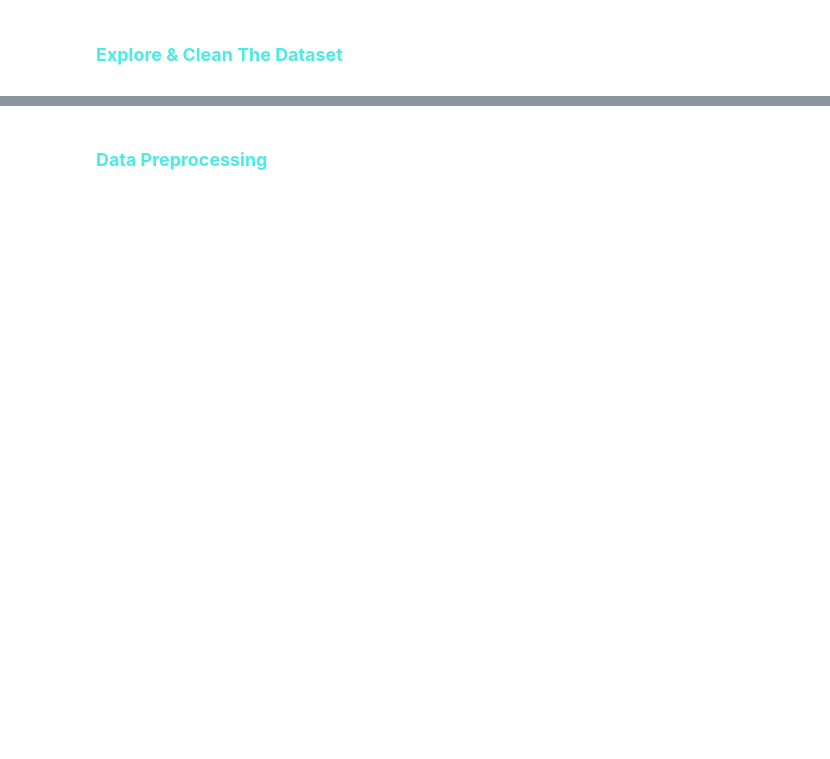
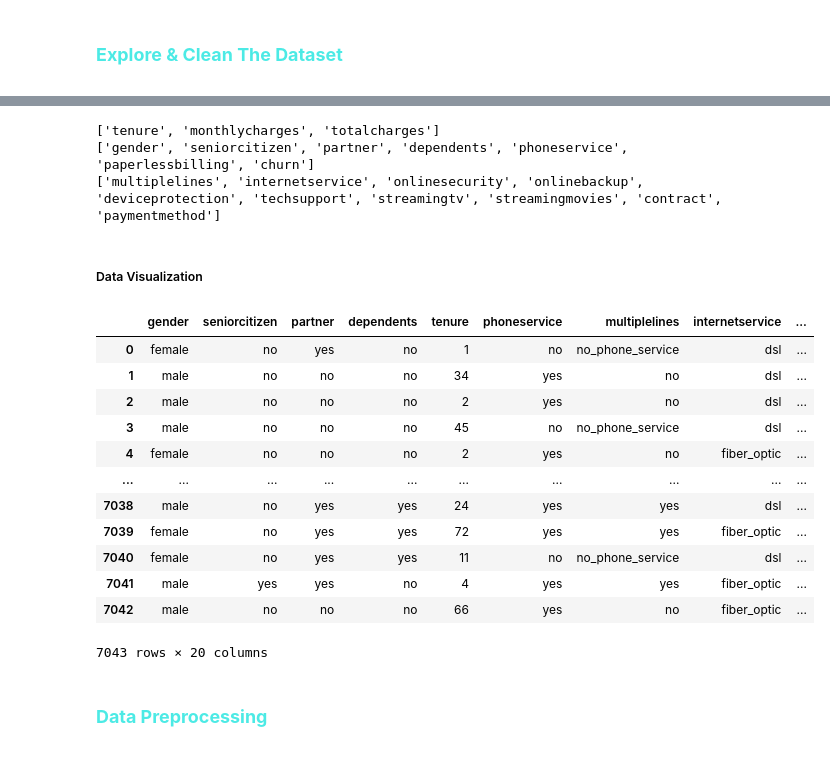
Before and after one commit to afbudiman/ML-Notebook, a Jupyter notebook: churn_prediction.ipynb, the cells around one changed output, grey strips where cells are left out. Cells and saved outputs as stored; diff of their text form; code cells hidden in the pictures; blank space fills up the shorter version.

```diff
--- a/churn_prediction.ipynb
+++ b/churn_prediction.ipynb
@@ -111,5 +166,3 @@ string_columns = list(df.dtypes[df.dtypes == 'object'].index)
 
 for col in string_columns:
     df[col] = df[col].str.lower().str.replace(' ', '_')
-# %%
-df.churn = (df.churn == 'yes').astype(int)
@@ -135,0 +169,18 @@ df.head().T
+# %%
+# replace values in a column
+df.seniorcitizen = df.seniorcitizen.replace([0,1], ['no','yes'])
+# %%
+# create list of numerical, binary, and categorical columns
+numerical = list(df.select_dtypes(include=['int','float']).columns)
+binary = list(i for i in df.columns if df[i].nunique()==2)
+categorical = list(i for i in df.select_dtypes(include='object').columns if i not in binary and i != 'customerid')
+
+print(numerical)
+print(binary)
+print(categorical)
+# %% [output]
+['tenure', 'monthlycharges', 'totalcharges']
+['gender', 'seniorcitizen', 'partner', 'dependents', 'phoneservice', 'paperlessbilling', 'churn']
+['multiplelines', 'internetservice', 'onlinesecurity', 'onlinebackup', 'deviceprotection', 'techsupport', 'streamingtv', 'streamingmovies', 'contract', 'paymentmethod']
+# %% [markdown]
+##### Data Visualization
@@ -136,2 +287,20 @@ df.head().T
+# %%
+# cleaned dataframe
+df_cleaned = df.drop('customerid', axis=1)
+df_cleaned
+# %% [output]
+|  | gender | seniorcitizen | partner | dependents | tenure | phoneservice | multiplelines | internetservice | ... |
+| 0 | female | no | yes | no | 1 | no | no_phone_service | dsl | ... |
+| 1 | male | no | no | no | 34 | yes | no | dsl | ... |
+| 2 | male | no | no | no | 2 | yes | no | dsl | ... |
+| 3 | male | no | no | no | 45 | no | no_phone_service | dsl | ... |
+| 4 | female | no | no | no | 2 | yes | no | fiber_optic | ... |
+| ... | ... | ... | ... | ... | ... | ... | ... | ... | ... |
+| 7038 | male | no | yes | yes | 24 | yes | yes | dsl | ... |
+| 7039 | female | no | yes | yes | 72 | yes | yes | fiber_optic | ... |
+| 7040 | female | no | yes | yes | 11 | no | no_phone_service | dsl | ... |
+| 7041 | male | yes | yes | no | 4 | yes | yes | fiber_optic | ... |
+| 7042 | male | no | no | no | 66 | yes | no | fiber_optic | ... |
+7043 rows × 20 columns
 # %% [markdown]
 ### **<p style="color:  #4ceae5 ">Data Preprocessing</p>**
```
Also changed, not shown: parts of 101 cells of this notebook.
